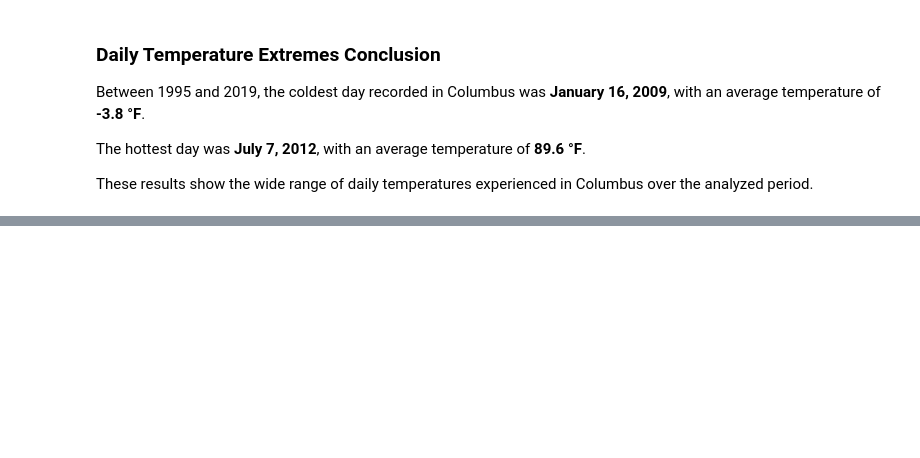
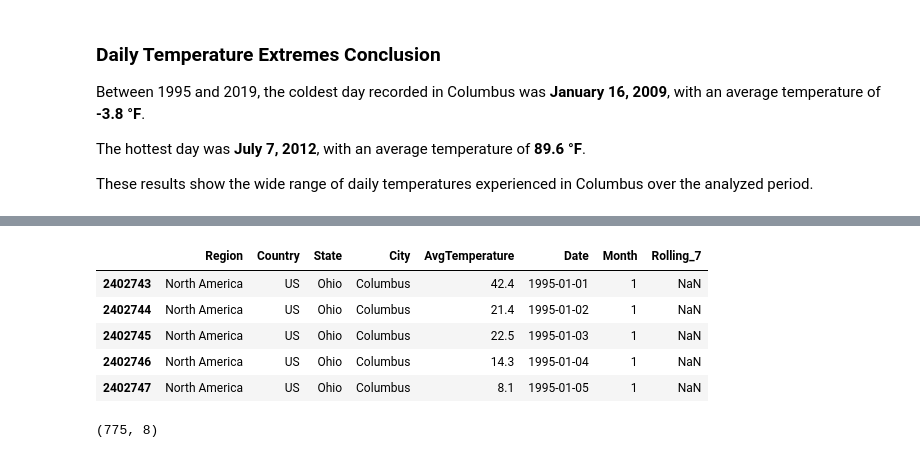
Before and after one commit to juanlopera23/temperature-time-series-analysis, a Jupyter notebook: eda.ipynb, the cells around one changed output, grey strips where cells are left out. Cells and saved outputs as stored; diff of their text form; code cells hidden in the pictures; blank space fills up the shorter version.

```diff
--- a/eda.ipynb
+++ b/eda.ipynb
@@ -573,0 +651,17 @@ These results show the wide range of daily temperatures experienced in Columbus
+# %%
+month= df["Date"].dt.month
+
+df_january= df[month == 1]
+# %%
+df_january.head()
+# %% [output]
+|  | Region | Country | State | City | AvgTemperature | Date | Month | Rolling_7 |
+| 2402743 | North America | US | Ohio | Columbus | 42.4 | 1995-01-01 | 1 | NaN |
+| 2402744 | North America | US | Ohio | Columbus | 21.4 | 1995-01-02 | 1 | NaN |
+| 2402745 | North America | US | Ohio | Columbus | 22.5 | 1995-01-03 | 1 | NaN |
+| 2402746 | North America | US | Ohio | Columbus | 14.3 | 1995-01-04 | 1 | NaN |
+| 2402747 | North America | US | Ohio | Columbus | 8.1 | 1995-01-05 | 1 | NaN |
+# %%
+df_january.shape
+# %% [output]
+(775, 8)
```
Also changed, not shown: parts of 13 cells of this notebook, 2 other files.
